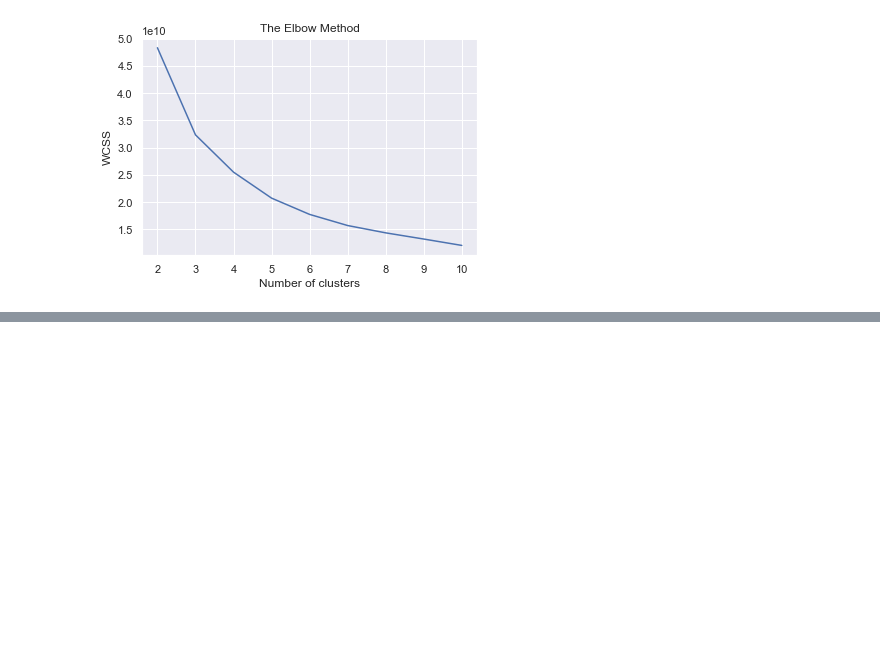
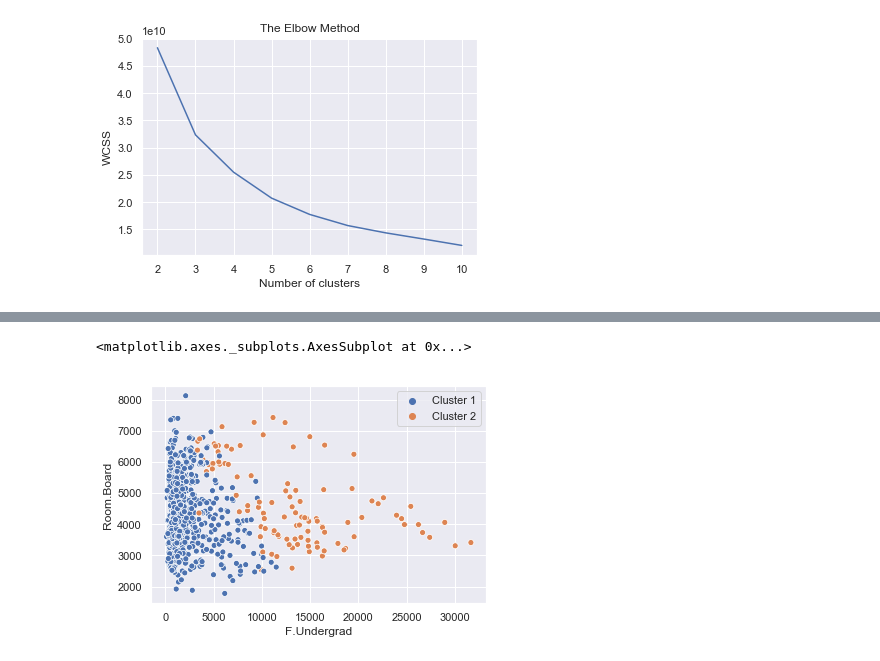
Before and after one commit to Kzis/ML-Programming, a Jupyter notebook: 09-Final(ไม่ได้เรียงบท)/KMeans/k-means clustering excercise.ipynb, the cells around one changed output, grey strips where cells are left out. Drawn from its saved outputs; the diff is of its cells as text; code cells hidden in the pictures; blank space fills up the shorter version.

```diff
--- a/09-Final(ไม่ได้เรียงบท)/KMeans/k-means clustering excercise.ipynb
+++ b/09-Final(ไม่ได้เรียงบท)/KMeans/k-means clustering excercise.ipynb
@@ -101,0 +107,7 @@ plt.legend( labels=classes)
+# %%
+labels =  ["Cluster 1" if i==0 else "Cluster 2" for i in kmeans.labels_]
+# %%
+sns.scatterplot(x="F.Undergrad",y="Room.Board",hue=labels , data = X)
+# %% [output]
+<matplotlib.axes._subplots.AxesSubplot at 0x...>
+[figure, added]
```
Also changed, not shown: parts of 3 cells of this notebook.
